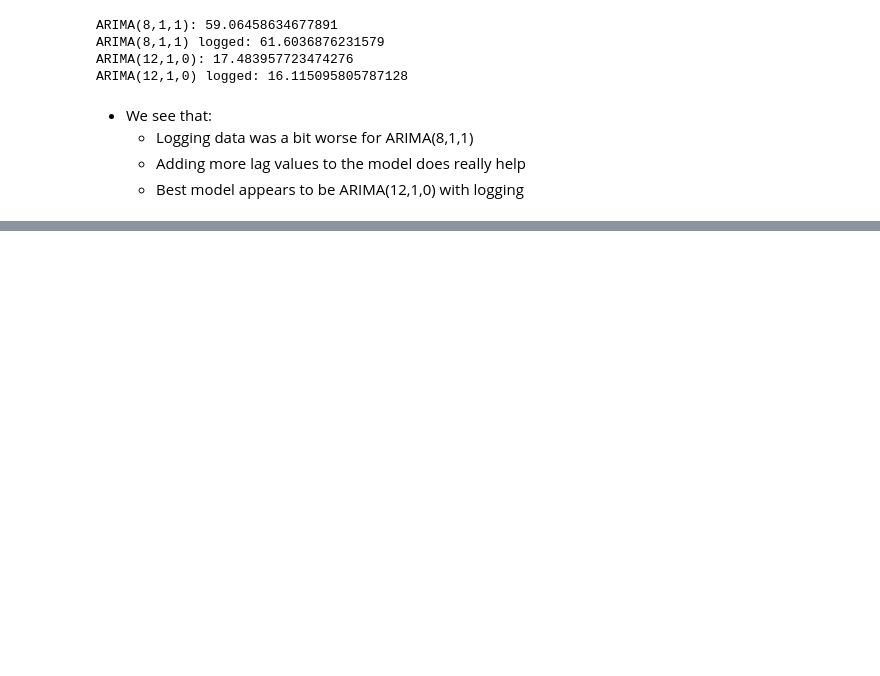
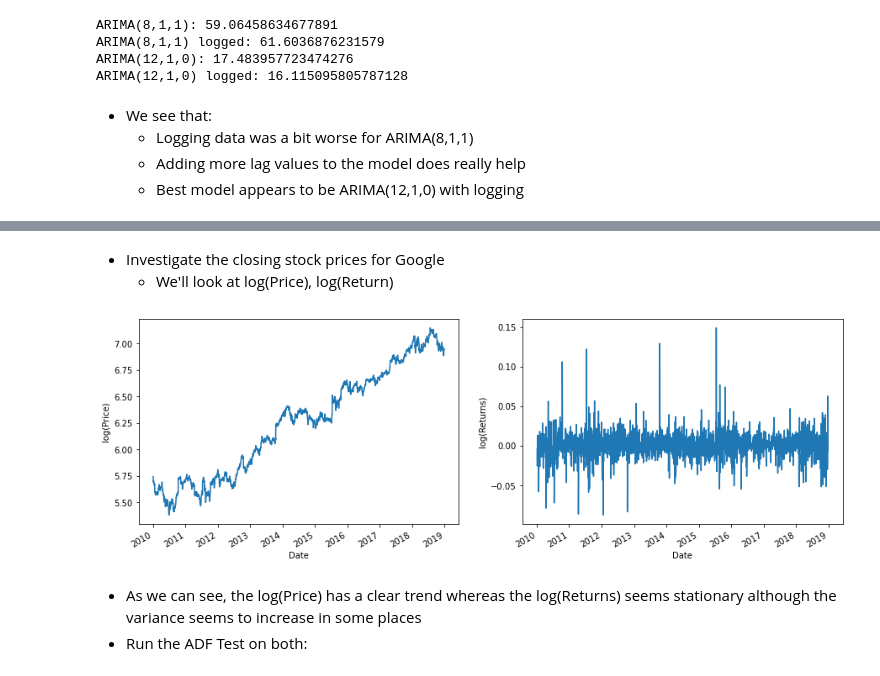
Before and after one commit to les67/TimeSeriesAnalysis_Udemy, a Jupyter notebook: 5_arima.ipynb, the cells around one changed output, grey strips where cells are left out. Drawn from its saved outputs; the diff is of its cells as text; code cells hidden in the pictures; blank space fills up the shorter version.

```diff
--- a/5_arima.ipynb
+++ b/5_arima.ipynb
@@ -333,0 +480,3 @@ ARIMA(12,1,0) logged: 16.115095805787128
+# %%
+stocks = pd.read_csv('sp500sub.csv', index_col='Date',parse_dates=True)
+stocks.head()
@@ -333,0 +491,22 @@ ARIMA(12,1,0) logged: 16.115095805787128
+# %% [markdown]
+- Investigate the closing stock prices for Google
+    - We'll look at log(Price), log(Return)
+# %%
+goog = stocks[stocks['Name']=='GOOG'][['Close']]
+goog['LogPrice'] = goog['Close'].apply(np.log)
+goog['LogRet'] = goog['LogPrice'].diff() # recall log(return) = p_t - p_{t-1}
+
+# plot
+plt.figure(figsize=(15,5))
+plt.subplot(121)
+goog['LogPrice'].plot();
+plt.ylabel('log(Price)')
+plt.subplot(122)
+goog['LogRet'].plot();
+plt.ylabel('log(Returns)')
+plt.show()
+# %% [output]
+[figure, added]
+# %% [markdown]
+- As we can see, the log(Price) has a clear trend whereas the log(Returns) seems stationary although the variance seems to increase in some places
+- Run the ADF Test on both:
```
Also changed, not shown: parts of 27 cells of this notebook.
